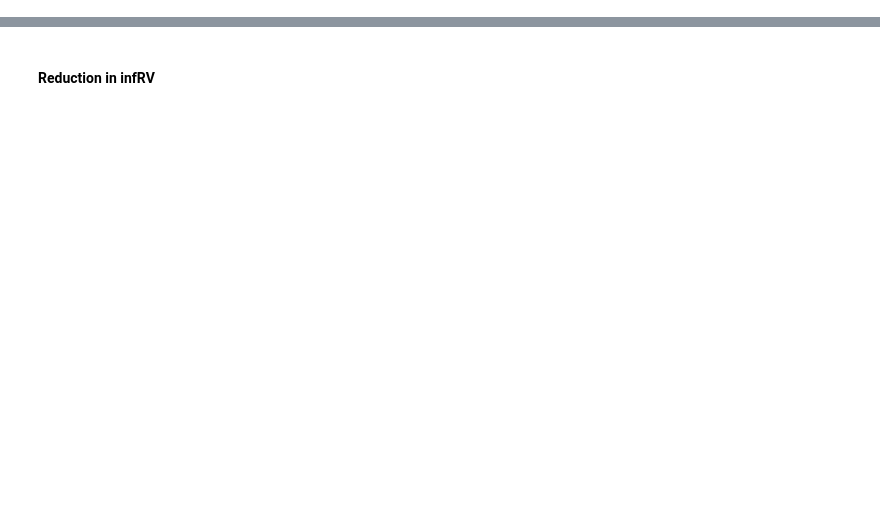
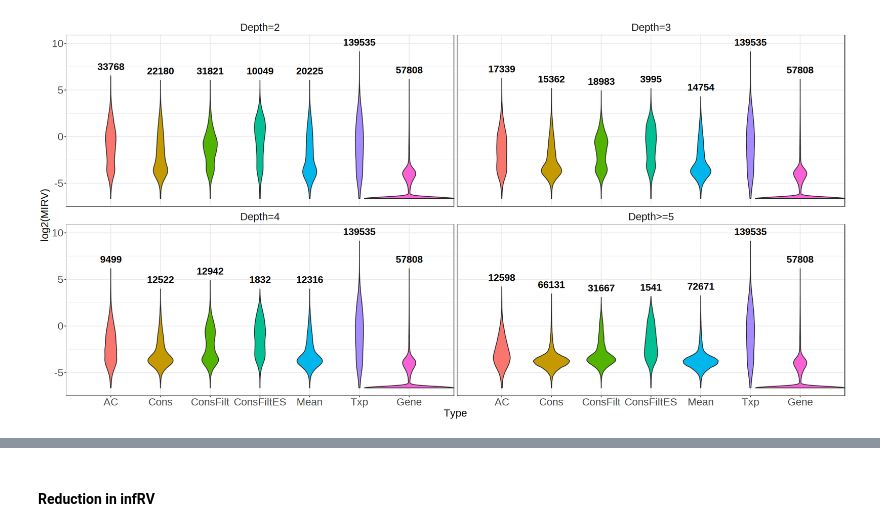
Before and after one commit to NPSDC/treeTerminusScripts, a Jupyter notebook: brain_simulation_nodtu/mode=gc_bias/post_type=gibbs_nrep=100_tf=100/tree_analysis/Cons_Thr_Mean_Cor.ipynb, the cells around one changed output, grey strips where cells are left out. Saved outputs shown, nothing was run; the diff lists cells and outputs as text; code cells hidden in the pictures; blank space fills up the shorter version.

```diff
--- a/brain_simulation_nodtu/mode=gc_bias/post_type=gibbs_nrep=100_tf=100/tree_analysis/Cons_Thr_Mean_Cor.ipynb
+++ b/brain_simulation_nodtu/mode=gc_bias/post_type=gibbs_nrep=100_tf=100/tree_analysis/Cons_Thr_Mean_Cor.ipynb
@@ -28,0 +82,13 @@ dfInfRV <- rbind(dfInfRV, data.frame(infRV = mcols(yAggThrNS)[["meanInfRV"]], de
+# %%
+options(repr.plot.width=20, repr.plot.height=10)
+size <- 18
+dfIT %>% filter(depth!=1) %>% ggplot(aes(x=Type, y=log2(MIRV), fill=Type)) +
+    geom_violin(width=1.8) +
+    facet_wrap(~modDep, labeller = labeller(modDep = nn)) +
+    theme_bw() +
+    theme(text = element_text(size = size), legend.position = "none",
+          axis.text = element_text(size = size),
+          strip.text = element_text(size=size),
+          strip.background = element_rect(fill = "white", color = "white")) +
+    geom_text(data=dfSumm ,aes(x = Type, y = max, label=n), color="black", fontface = 2, size = 6)
+# %% [output]
@@ -29 +103,2 @@ dfInfRV <- rbind(dfInfRV, data.frame(infRV = mcols(yAggThrNS)[["meanInfRV"]], de
+[figure, added]
 # %%
```
Also changed, not shown: parts of 22 cells of this notebook, 4 other files.
